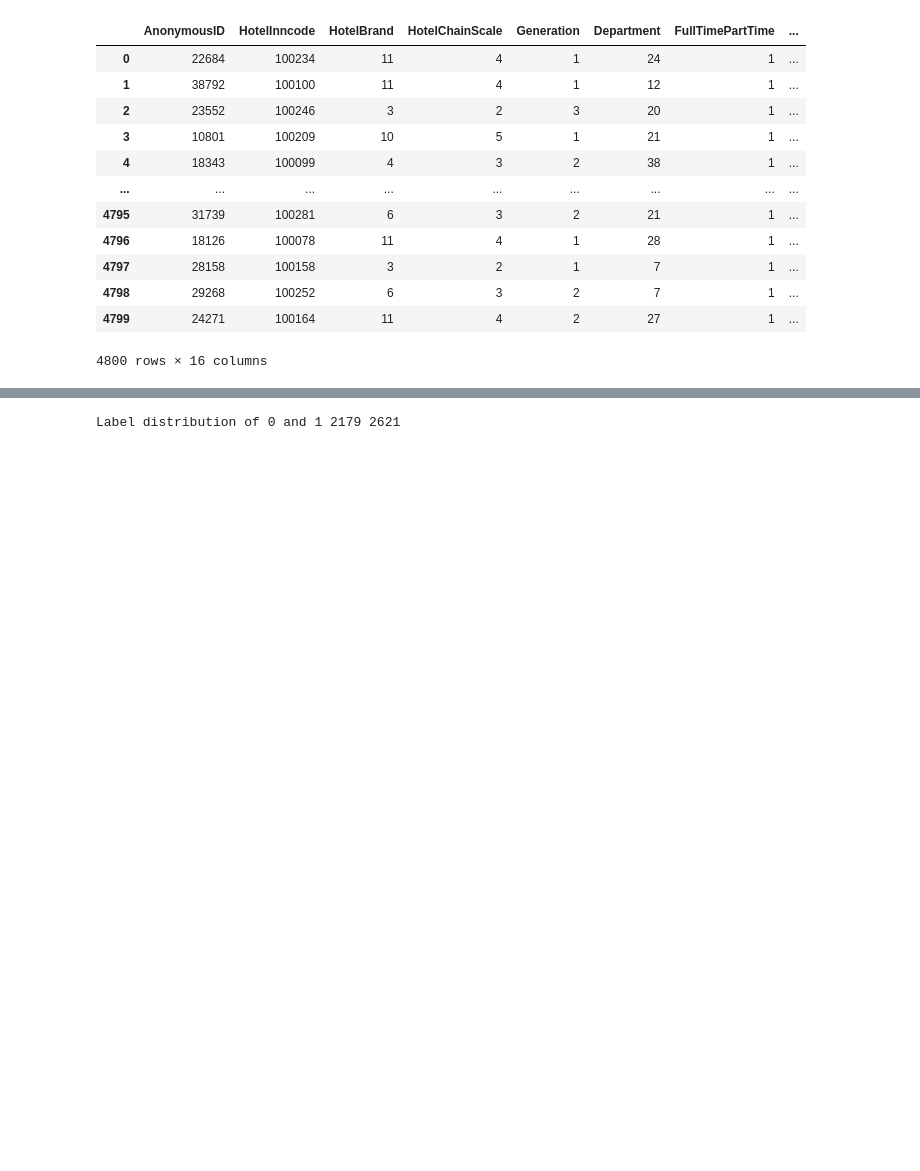
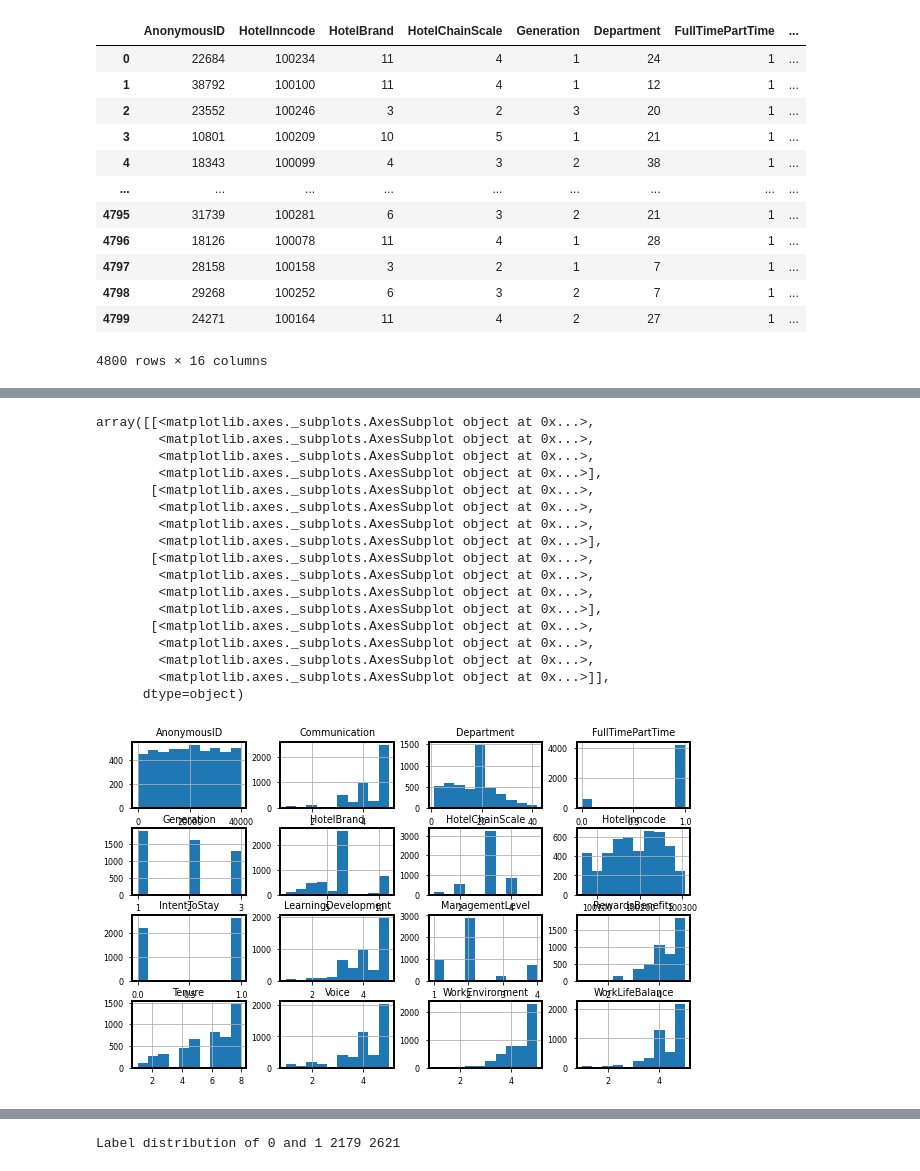
Before and after one commit to greermp/hilton_challenge, a Jupyter notebook: HiltonPredictionChallenge.ipynb, the cells around one changed output, grey strips where cells are left out. Cells and saved outputs as stored; diff of their text form; code cells hidden in the pictures; blank space fills up the shorter version.

```diff
--- a/HiltonPredictionChallenge.ipynb
+++ b/HiltonPredictionChallenge.ipynb
@@ -195,0 +173,21 @@ display(data)
+# %%
+data.hist()
+# %% [output]
+array([[<matplotlib.axes._subplots.AxesSubplot object at 0x...>,
+        <matplotlib.axes._subplots.AxesSubplot object at 0x...>,
+        <matplotlib.axes._subplots.AxesSubplot object at 0x...>,
+        <matplotlib.axes._subplots.AxesSubplot object at 0x...>],
+       [<matplotlib.axes._subplots.AxesSubplot object at 0x...>,
+        <matplotlib.axes._subplots.AxesSubplot object at 0x...>,
+        <matplotlib.axes._subplots.AxesSubplot object at 0x...>,
+        <matplotlib.axes._subplots.AxesSubplot object at 0x...>],
+       [<matplotlib.axes._subplots.AxesSubplot object at 0x...>,
+        <matplotlib.axes._subplots.AxesSubplot object at 0x...>,
+        <matplotlib.axes._subplots.AxesSubplot object at 0x...>,
+        <matplotlib.axes._subplots.AxesSubplot object at 0x...>],
+       [<matplotlib.axes._subplots.AxesSubplot object at 0x...>,
+        <matplotlib.axes._subplots.AxesSubplot object at 0x...>,
+        <matplotlib.axes._subplots.AxesSubplot object at 0x...>,
+        <matplotlib.axes._subplots.AxesSubplot object at 0x...>]],
+      dtype=object)
+[figure, added]
```
Also changed, not shown: parts of 55 cells of this notebook, 4 other files.
